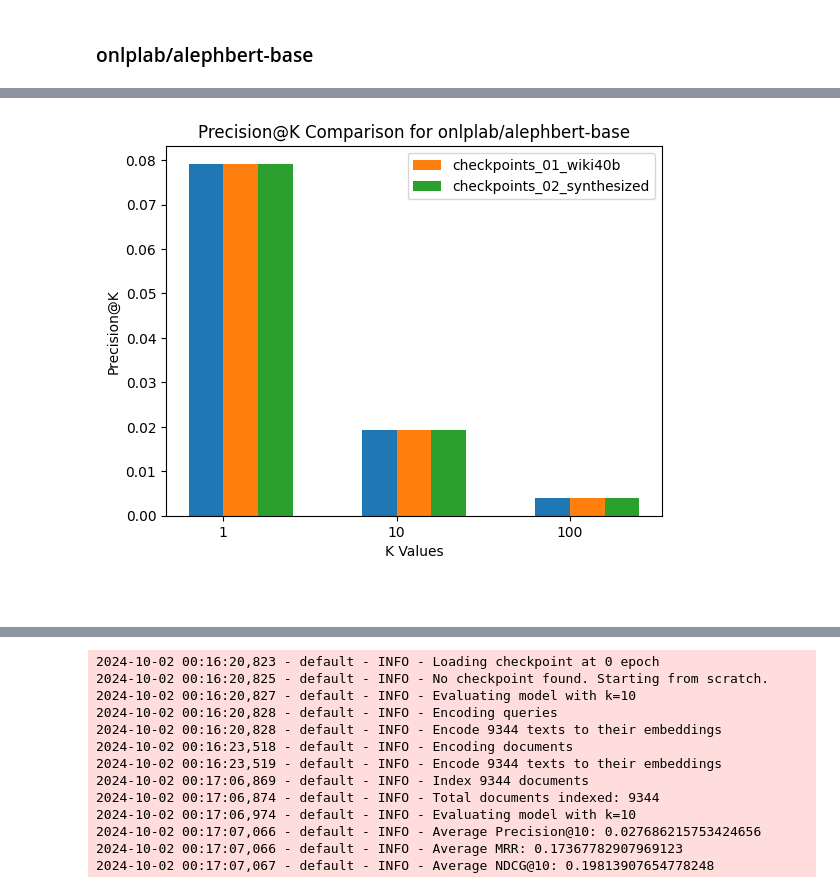
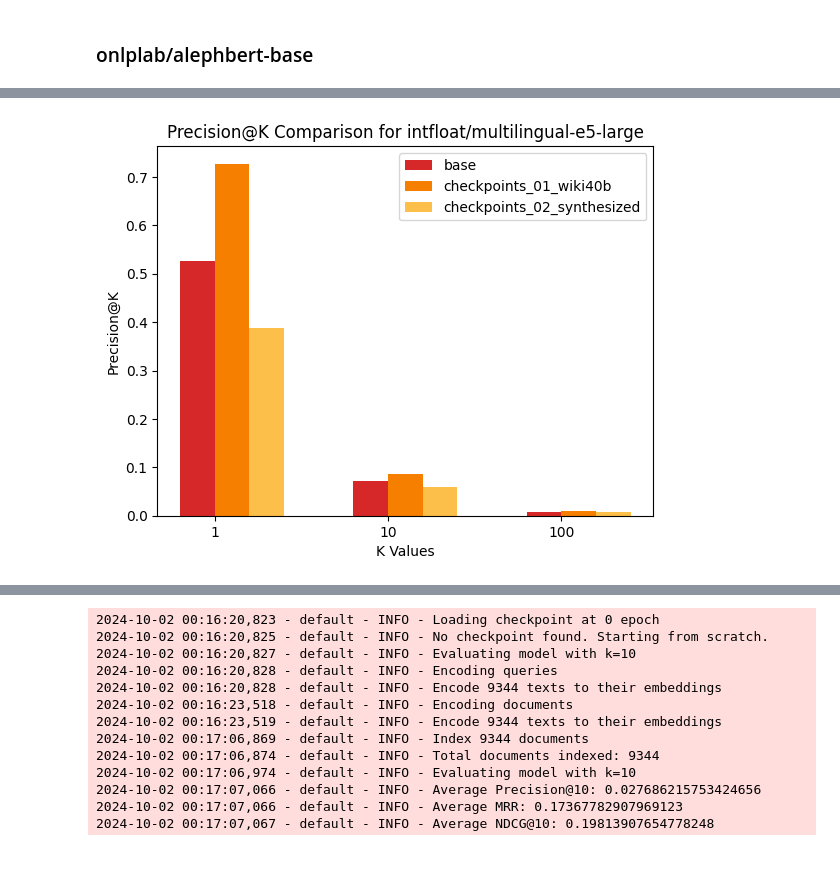
Before and after one commit to asafam/hebrew_text_retrieval, a Jupyter notebook: notebooks/hte_eval_model_multilingual-e5-base.ipynb, the cells around one changed output, grey strips where cells are left out. Saved outputs shown, nothing was run; the diff lists cells and outputs as text; code cells hidden in the pictures; blank space fills up the shorter version.

```diff
--- a/notebooks/hte_eval_model_multilingual-e5-base.ipynb
+++ b/notebooks/hte_eval_model_multilingual-e5-base.ipynb
@@ -109,6 +111,6 @@ Queries: 9344, Documents: 9344
 # %% [markdown]
 ## Model evaluation
 # %%
-results = dict()
+eval_results = dict()
 # %% [markdown]
 ### onlplab/alephbert-base
@@ -114,0 +200,28 @@ results = dict()
+# %%
+# Collect precision@k for each checkpoint
+precision_at_k = {checkpoint_path: [eval_results[MODEL_NAME][checkpoint_path or 'base'][k]['precision'] for k in k_values]
+                  for checkpoint_path in checkpoint_paths}
+
+# Bar chart visualization
+x = np.arange(len(k_values))  # the label locations
+width = 0.2  # the width of the bars
+
+fig, ax = plt.subplots()
+
+# Colors for the bars
+colors = ['#d62828', '#f77f00', '#fcbf49']
+
+# Plotting bars for each checkpoint
+for i, (checkpoint, precisions) in enumerate(precision_at_k.items()):
+    ax.bar(x + i * width, precisions, width, label=checkpoint, color=colors[i])
+
+# Add labels, title, and custom x-axis tick labels, etc.
+ax.set_xlabel('K Values')
+ax.set_ylabel('Precision@K')
+ax.set_title(f'Precision@K Comparison for {MODEL_NAME}')
+ax.set_xticks(x + width / 2)
+ax.set_xticklabels(k_values)
+ax.legend()
+
+# Display the chart
+plt.show()
@@ -115,7 +232,7 @@ results = dict()
 # %%
 %%time
 
-MODEL_NAME = 'onlplab/alephbert-base'
+MODEL_NAME = 'intfloat/multilingual-e5-large'
 model_name_slug = MODEL_NAME.replace('/', '_').replace('-', '_')
 checkpoint_paths = ['base', 'checkpoints_01_wiki40b', 'checkpoints_02_synthesized']
 
@@ -134,11 +251,11 @@ tokenizer = AutoTokenizer.from_pretrained(MODEL_NAME)
 model = AutoModel.from_pretrained(MODEL_NAME)
 model = model.to(device)
 
-results[MODEL_NAME] = dict()
+eval_results[MODEL_NAME] = dict()
 for checkpoint_path in checkpoint_paths:
     logger.info(f"Start evaluation on base model: {MODEL_NAME}")
     if checkpoint_path is not 'base':
-        checkpoint_dir = "checkpoints/{model_name_slug}/{checkpoint_path}"
+        checkpoint_dir = f"checkpoints/{model_name_slug}/{checkpoint_path}"
         epoch = load_checkpoint(model, optimizer=None, checkpoint_dir=checkpoint_dir, device=device)
         logger.info(f"Fine-tuned model loaded from checkpoint: {checkpoint_dir} on epoch: {epoch}")
 
@@ -168,10 +285,10 @@ for checkpoint_path in checkpoint_paths:
     index = create_index(doc_embeddings)
 
     # Evaluate the model with k
-    results[MODEL_NAME][checkpoint_path or 'base'] = dict()
+    eval_results[MODEL_NAME][checkpoint_path or 'base'] = dict()
     k_values = [1, 10, 100]
     for k in k_values:
-        results[MODEL_NAME][checkpoint_path or 'base'][k] = evaluate(query_embeddings, documents, index, k=k)
+        eval_results[MODEL_NAME][checkpoint_path or 'base'][k] = evaluate(query_embeddings, documents, index, k=k)
 
         logger.info(f"Results for model: {MODEL_NAME}, checkpoint: {checkpoint_path or 'base'}, k={k}")
         logger.info(f"{results[MODEL_NAME][checkpoint_path or 'base'][k]}")
@@ -198,32 +315,30 @@ Wall time: 21.4 s
 # %%
 # Collect precision@k for each checkpoint
-precision_at_k = {checkpoint_path: [results[MODEL_NAME][checkpoint_path or 'base'][k]['precision'] for k in k_values]
+precision_at_k = {checkpoint_path: [eval_results[MODEL_NAME][checkpoint_path or 'base'][1]['precision'] for k in k_values]
                   for checkpoint_path in checkpoint_paths}
 
 # Bar chart visualization
 x = np.arange(len(k_values))  # the label locations
 width = 0.2  # the width of the bars
 
 fig, ax = plt.subplots()
 
 # Colors for the bars
-colors = ['#1f77b4', '#ff7f0e', '#2ca02c']
+colors = ['#d62828', '#f77f00', '#fcbf49']
 
 # Plotting bars for each checkpoint
 for i, (checkpoint, precisions) in enumerate(precision_at_k.items()):
     ax.bar(x + i * width, precisions, width, label=checkpoint, color=colors[i])
 
 # Add labels, title, and custom x-axis tick labels, etc.
 ax.set_xlabel('K Values')
 ax.set_ylabel('Precision@K')
 ax.set_title(f'Precision@K Comparison for {MODEL_NAME}')
 ax.set_xticks(x + width / 2)
 ax.set_xticklabels(k_values)
 ax.legend()
 
 # Display the chart
 plt.show()
 # %% [output]
-[figure, old version]
+[figure, new version]
-# %% [markdown]
-###
```
Also changed, not shown: parts of 12 cells of this notebook, 2 other files.
